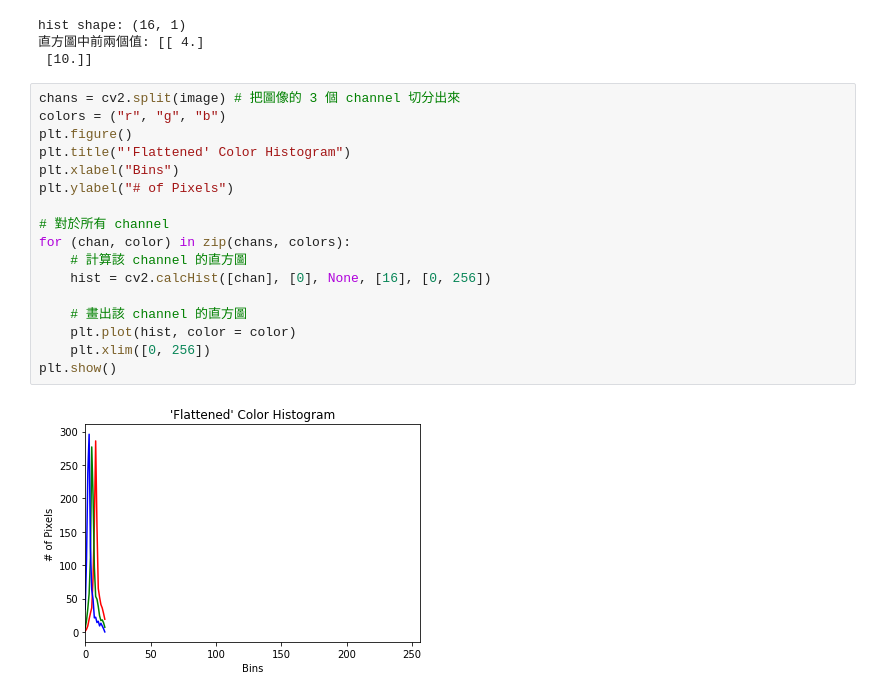
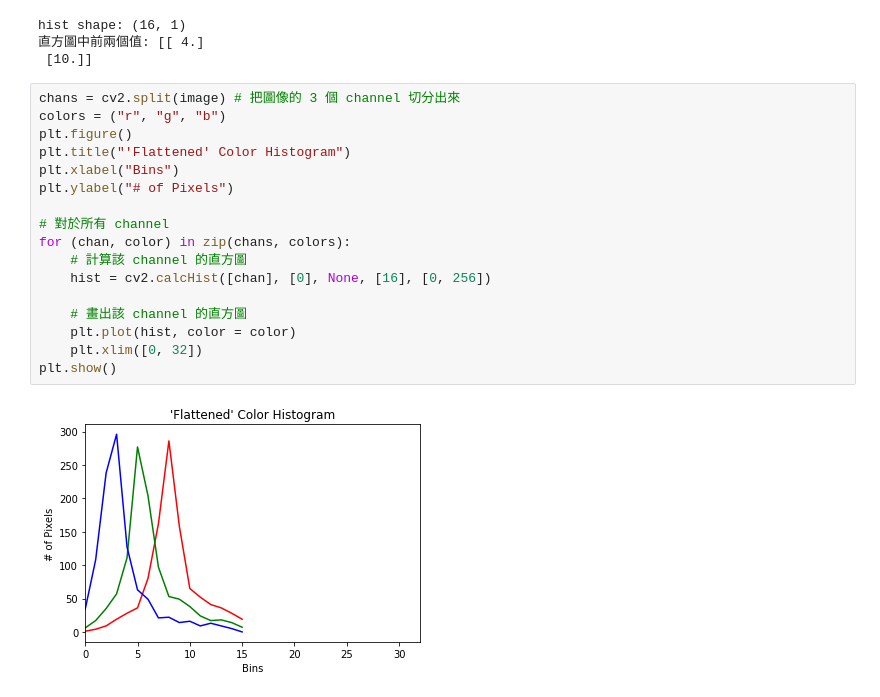
Before and after one commit to Julian-Chu/2nd-ML100Days, a Jupyter notebook: Day090_color_histogram_HW.ipynb, the cells around one changed output. Drawn from its saved outputs; the diff is of its cells as text.

```diff
--- a/Day090_color_histogram_HW.ipynb
+++ b/Day090_color_histogram_HW.ipynb
@@ -56,19 +56,19 @@ hist shape: (16, 1)
 # %%
 chans = cv2.split(image) # 把圖像的 3 個 channel 切分出來
 colors = ("r", "g", "b")
 plt.figure()
 plt.title("'Flattened' Color Histogram")
 plt.xlabel("Bins")
 plt.ylabel("# of Pixels")
 
 # 對於所有 channel
 for (chan, color) in zip(chans, colors):
     # 計算該 channel 的直方圖
     hist = cv2.calcHist([chan], [0], None, [16], [0, 256])
 
     # 畫出該 channel 的直方圖
     plt.plot(hist, color = color)
-    plt.xlim([0, 256])
+    plt.xlim([0, 32])
 plt.show()
 # %% [output]
-[figure, old version]
+[figure, new version]
```
Also changed, not shown: 2 other files.
